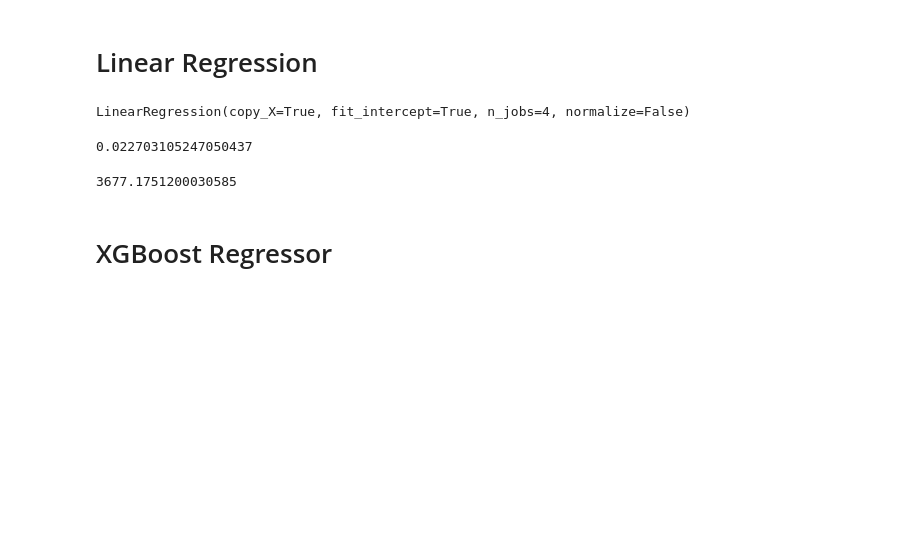
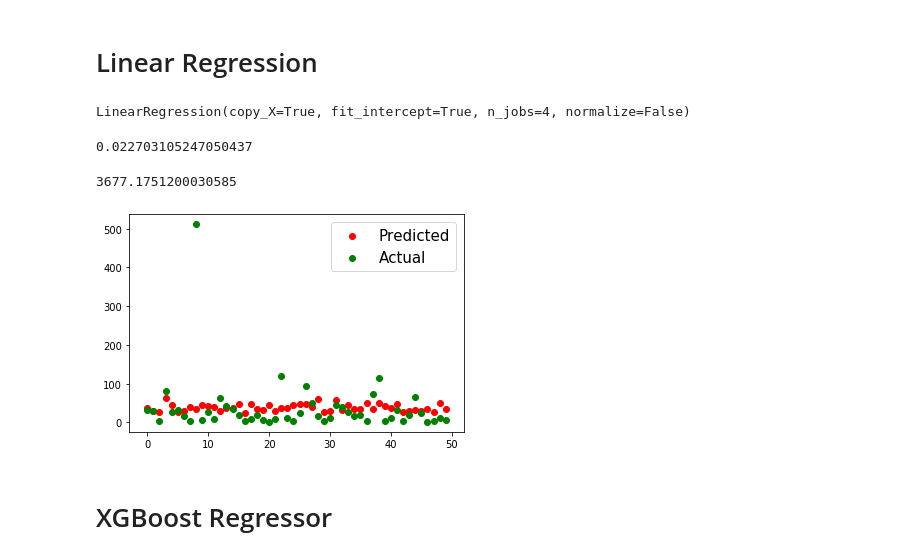
Before and after one commit to MaheshBharadwaj/FlightDelayPrediction, a Jupyter notebook: DelayPrediction.ipynb, the cells around one changed output. Drawn from its saved outputs; the diff is of its cells as text; code cells hidden in the pictures; blank space fills up the shorter version.

```diff
--- a/DelayPrediction.ipynb
+++ b/DelayPrediction.ipynb
@@ -70,6 +73,14 @@ print(r2_score(y_test,y_pred))
 mean_squared_error(y_test,y_pred)
 # %% [output]
 3677.1751200030585
+# %%
+fig,ax1 = plt.subplots()
+ax1.scatter(y=y_pred[200:250],x=[i for i in range(50)],c='r',label='Predicted')
+ax1.scatter(y=y_test[200:250],x=[i for i in range(50)],c='g',label='Actual')
+ax1.legend(fontsize=15)
+plt.show()
+# %% [output]
+[figure, added]
 # %% [markdown]
 # XGBoost Regressor
 # %%
```
Also changed, not shown: parts of 13 cells of this notebook.
